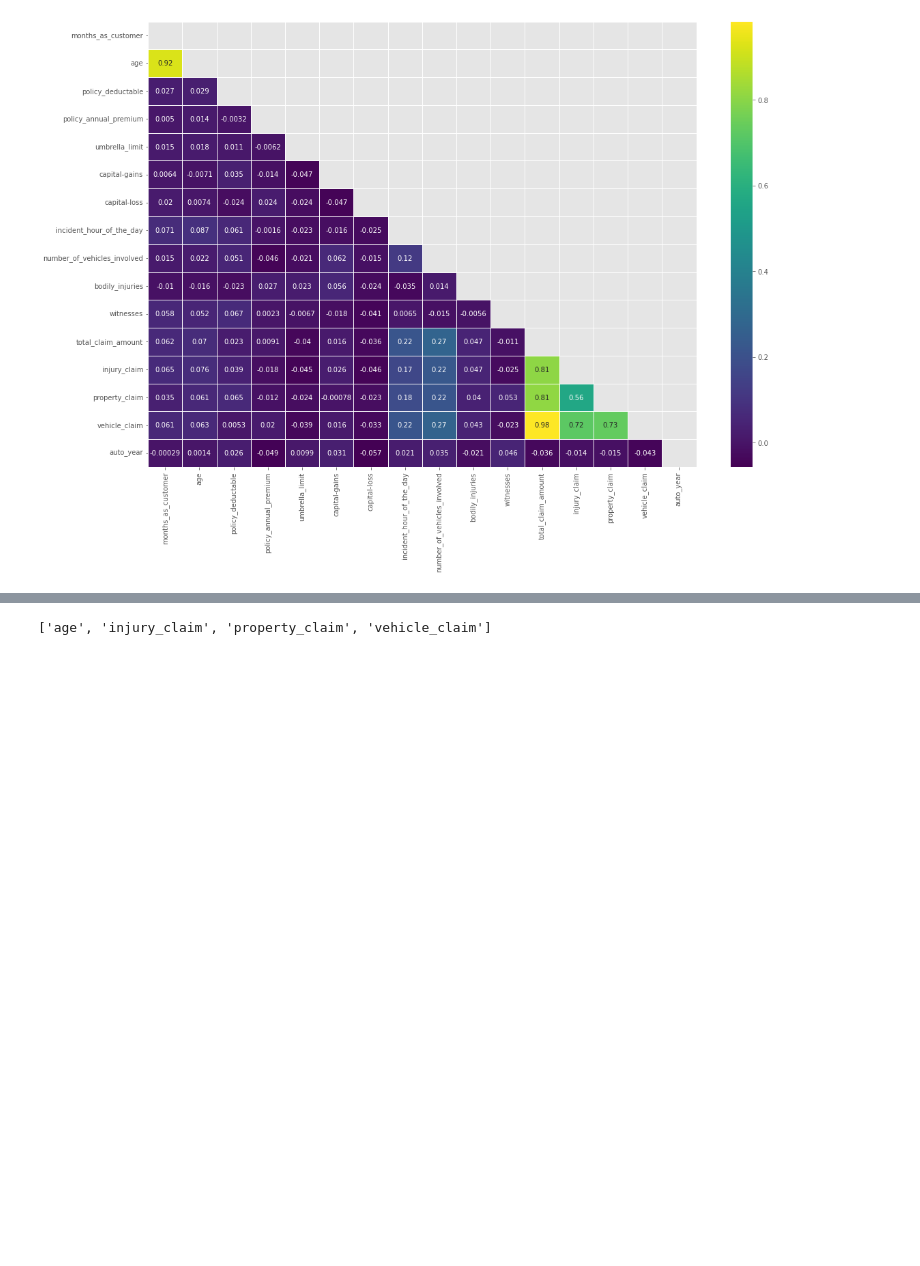
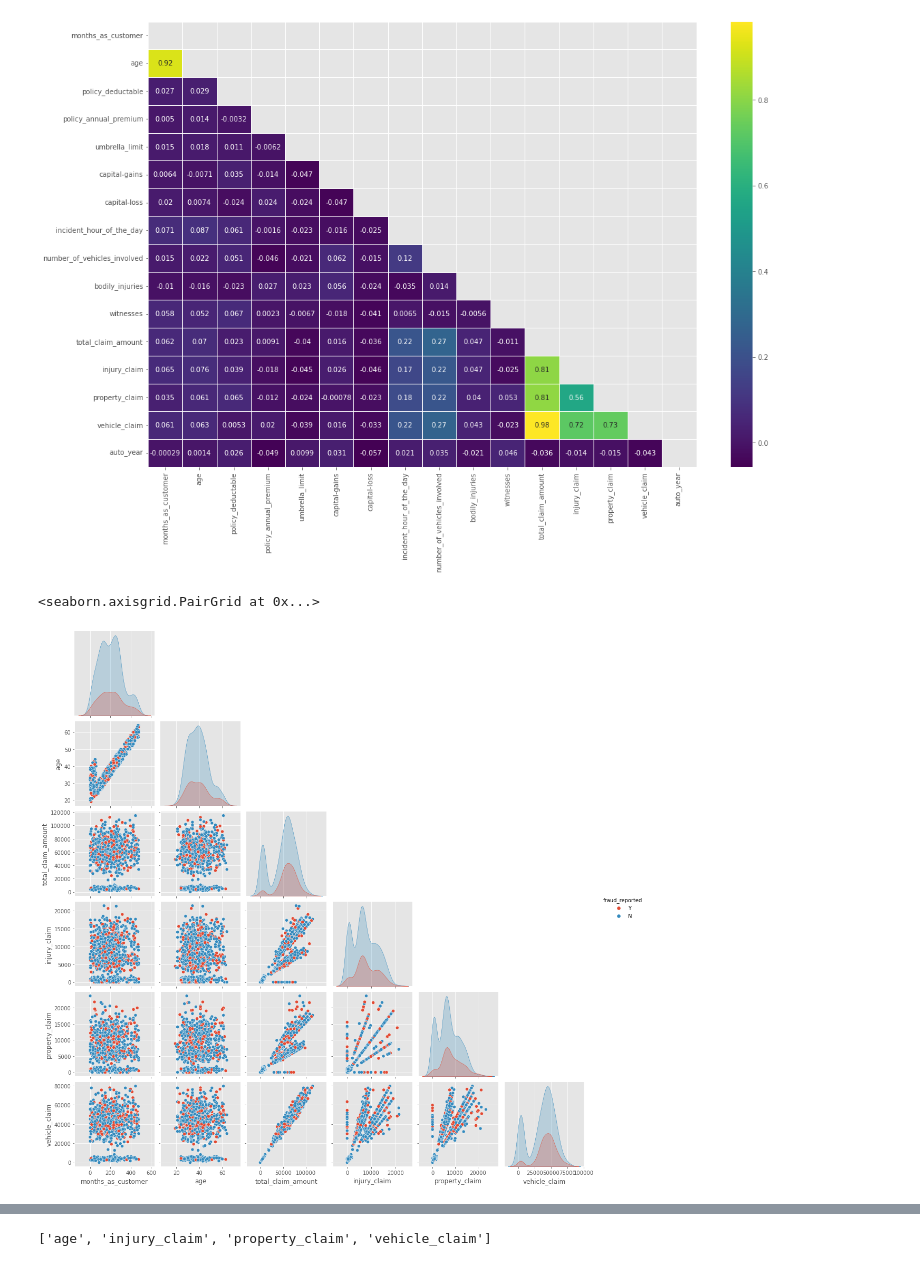
Before and after one commit to JhonHarry/Proyecto_TFM_UOC, a Jupyter notebook: code/insurance test models JHLG 12042022.ipynb, the cells around one changed output, grey strips where cells are left out. Cells and saved outputs as stored; diff of their text form; code cells hidden in the pictures; blank space fills up the shorter version.

```diff
--- a/code/insurance test models JHLG 12042022.ipynb
+++ b/code/insurance test models JHLG 12042022.ipynb
@@ -585,4 +572,14 @@ sns.heatmap(data = corr, cmap="viridis", mask = mask, annot = True, fmt = '.2g',
 plt.show()
 # %% [output]
 [figure]
+# %%
+#plt.figure(figsize=[10,10])
+
+corr_df = df[['months_as_customer', 'age','total_claim_amount', 'injury_claim','property_claim', 'vehicle_claim','fraud_reported']]
+#corr_df = df[['total_claim_amount', 'injury_claim','property_claim', 'vehicle_claim','fraud_reported']]
+sns.pairplot(corr_df,hue='fraud_reported',corner=True)
+#plt.show()
+# %% [output]
+<seaborn.axisgrid.PairGrid at 0x...>
+[figure, added]
 # %% [markdown]
```
Also changed, not shown: parts of 110 cells of this notebook, 1 other file.
